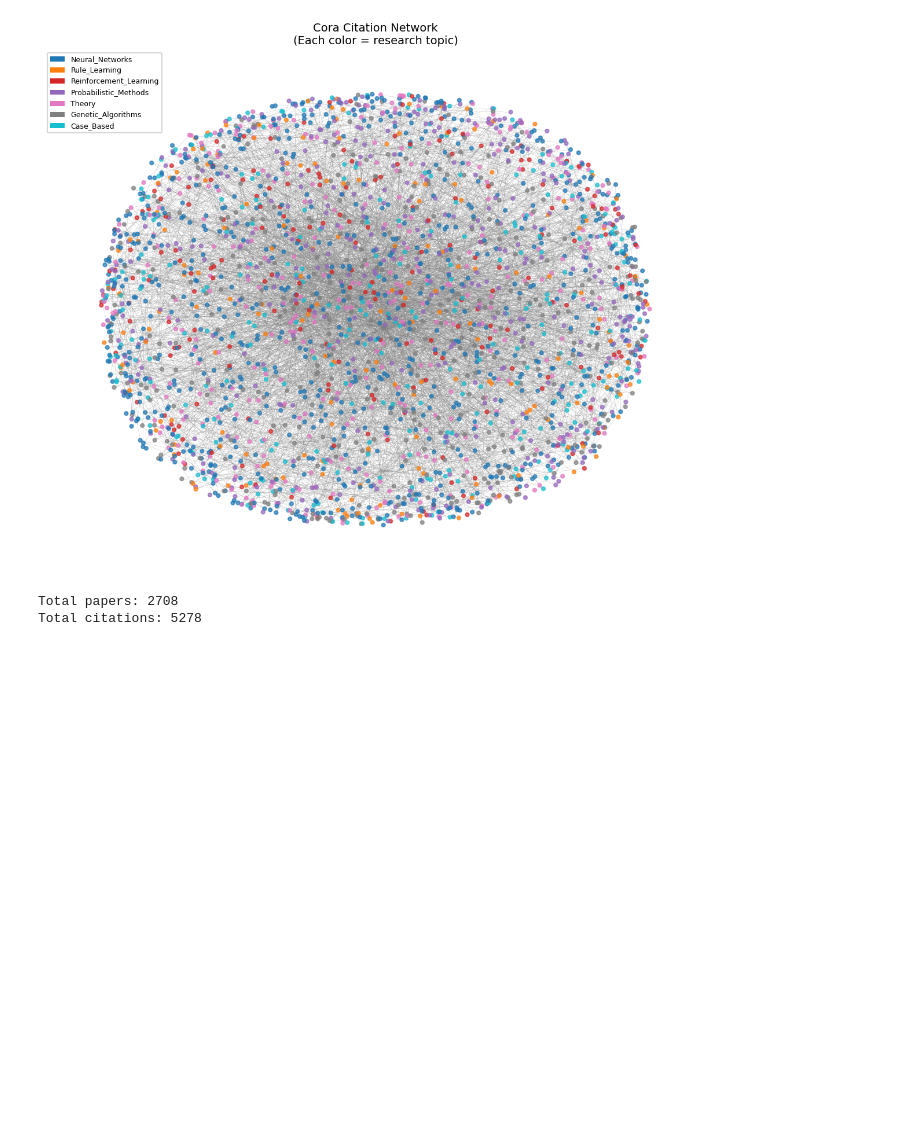
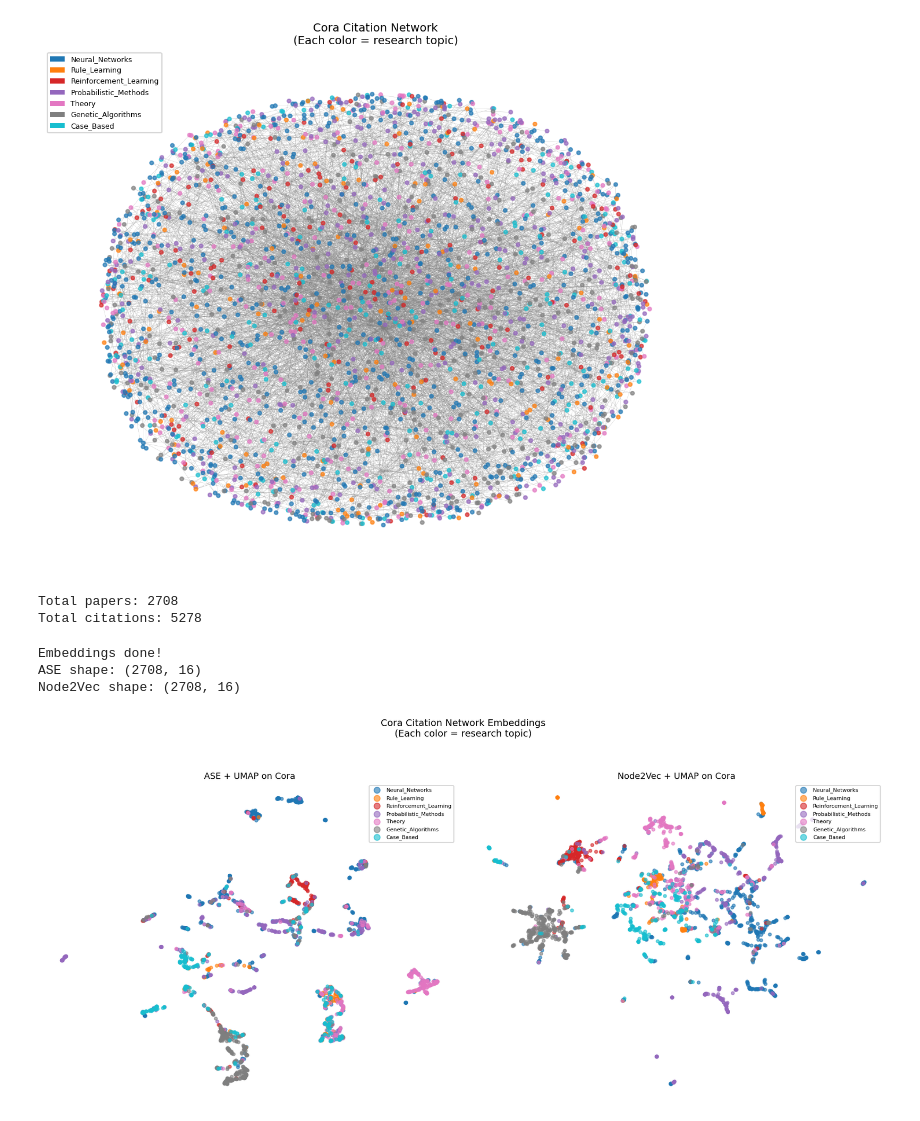
Before and after one commit to minhtrietcancode/universality_network_embeddings, a Jupyter notebook: week1_network_generate_embed/network_sbm_fam_embed.ipynb, the cells around one changed output. Saved outputs shown, nothing was run; the diff lists cells and outputs as text; code cells hidden in the pictures; blank space fills up the shorter version.

Commit message:
update: try ASE + Deepwalk on cora dataset

```diff
--- a/week1_network_generate_embed/network_sbm_fam_embed.ipynb
+++ b/week1_network_generate_embed/network_sbm_fam_embed.ipynb
@@ -490,3 +490,72 @@ print(f'Total citations: {G_cora.number_of_edges()}')
 [figure]
 Total papers: 2708
 Total citations: 5278
+# %%
+from graspologic.embed import AdjacencySpectralEmbed
+from graspologic.embed import node2vec_embed
+from graspologic.utils import pass_to_ranks
+from umap import UMAP
+from scipy.sparse import csr_matrix
+
+# Convert to adjacency matrix (sparse — more efficient for large graphs)
+A_cora = nx.to_scipy_sparse_array(G_cora, nodelist=node_list)
+
+# --- ASE ---
+ase_cora = AdjacencySpectralEmbed(n_components=16)
+X_ase_cora = ase_cora.fit_transform(pass_to_ranks(A_cora))
+
+# --- Node2Vec ---
+emb_cora, ids_cora = node2vec_embed(
+    G_cora,
+    dimensions=16,
+    num_walks=10,
+    walk_length=20,
+    inout_hyperparameter=1.0,
+    return_hyperparameter=1.0,
+    random_seed=42
+)
+
+print('Embeddings done!')
+print(f'ASE shape: {X_ase_cora.shape}')
+print(f'Node2Vec shape: {emb_cora.shape}')
+# %% [output]
+Embeddings done!
+ASE shape: (2708, 16)
+Node2Vec shape: (2708, 16)
+# %%
+# UMAP reduce both to 2D
+umap = UMAP(n_components=2, metric='cosine', random_state=42)
+
+X_ase_2d  = umap.fit_transform(X_ase_cora)
+X_n2v_2d  = umap.fit_transform(emb_cora)
+
+# Align labels to correct node ordering
+cora_labels_ase = np.array([node_to_label.get(node, 0) for node in node_list])
+cora_labels_n2v = np.array([node_to_label.get(node, 0) for node in ids_cora])
+
+# Plot side by side
+fig, axs = plt.subplots(1, 2, figsize=(18, 8))
+
+datasets = [
+    (X_ase_2d,  cora_labels_ase, 'ASE + UMAP on Cora'),
+    (X_n2v_2d,  cora_labels_n2v, 'Node2Vec + UMAP on Cora'),
+]
+
+for i, (X, labs, title) in enumerate(datasets):
+    for cat, (label_name, label_idx) in enumerate(label_map.items()):
+        mask = labs == label_idx
+        axs[i].scatter(
+            X[mask, 0], X[mask, 1],
+            c=[colors_7[label_idx]],
+            label=label_name,
+            alpha=0.6, s=20
+        )
+    axs[i].set_title(title, fontsize=13)
+    axs[i].legend(loc='upper right', fontsize=8, markerscale=2)
+    axs[i].axis('off')
+
+plt.suptitle('Cora Citation Network Embeddings\n(Each color = research topic)', fontsize=14, y=1.02)
+plt.tight_layout()
+plt.show()
+# %% [output]
+[figure, added]
```
